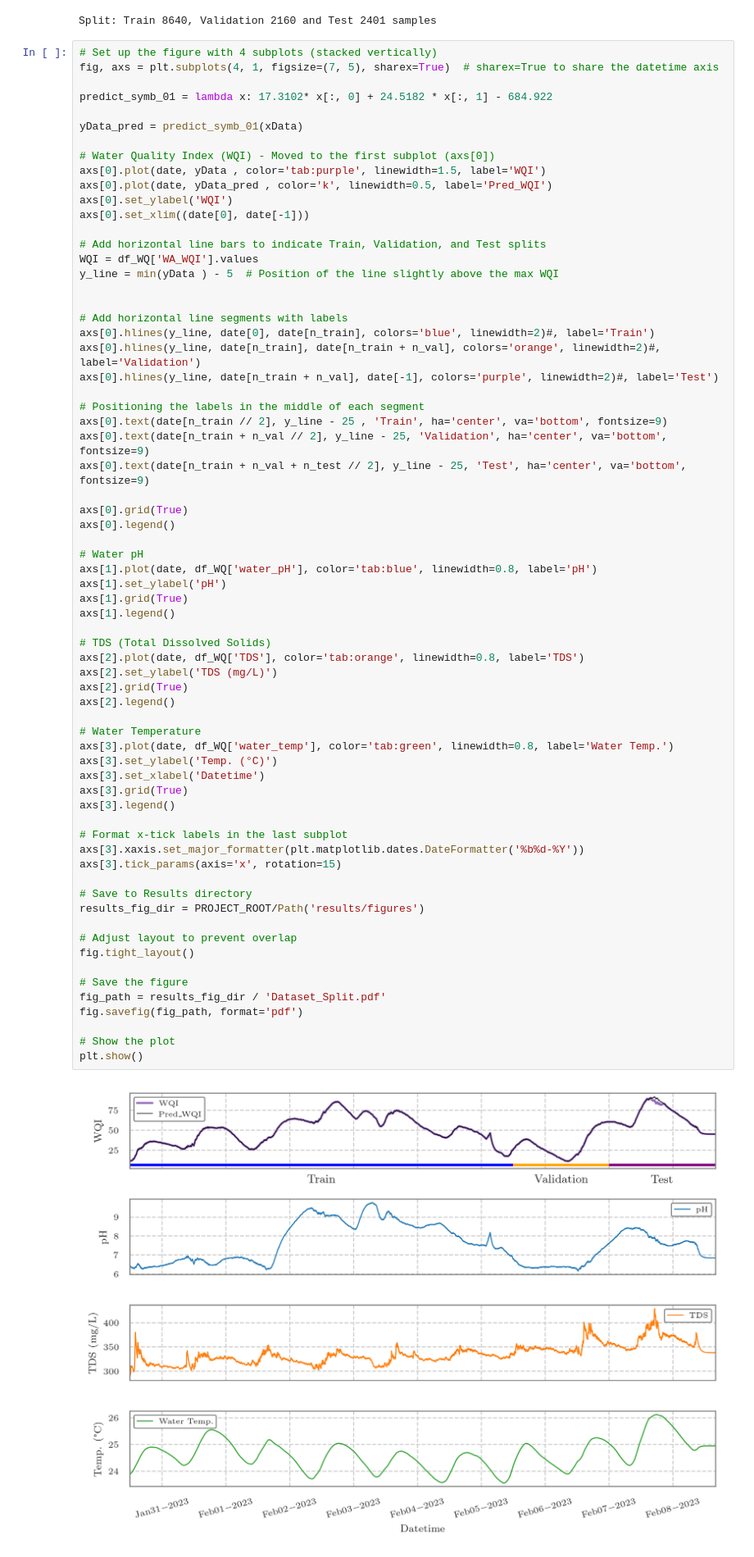
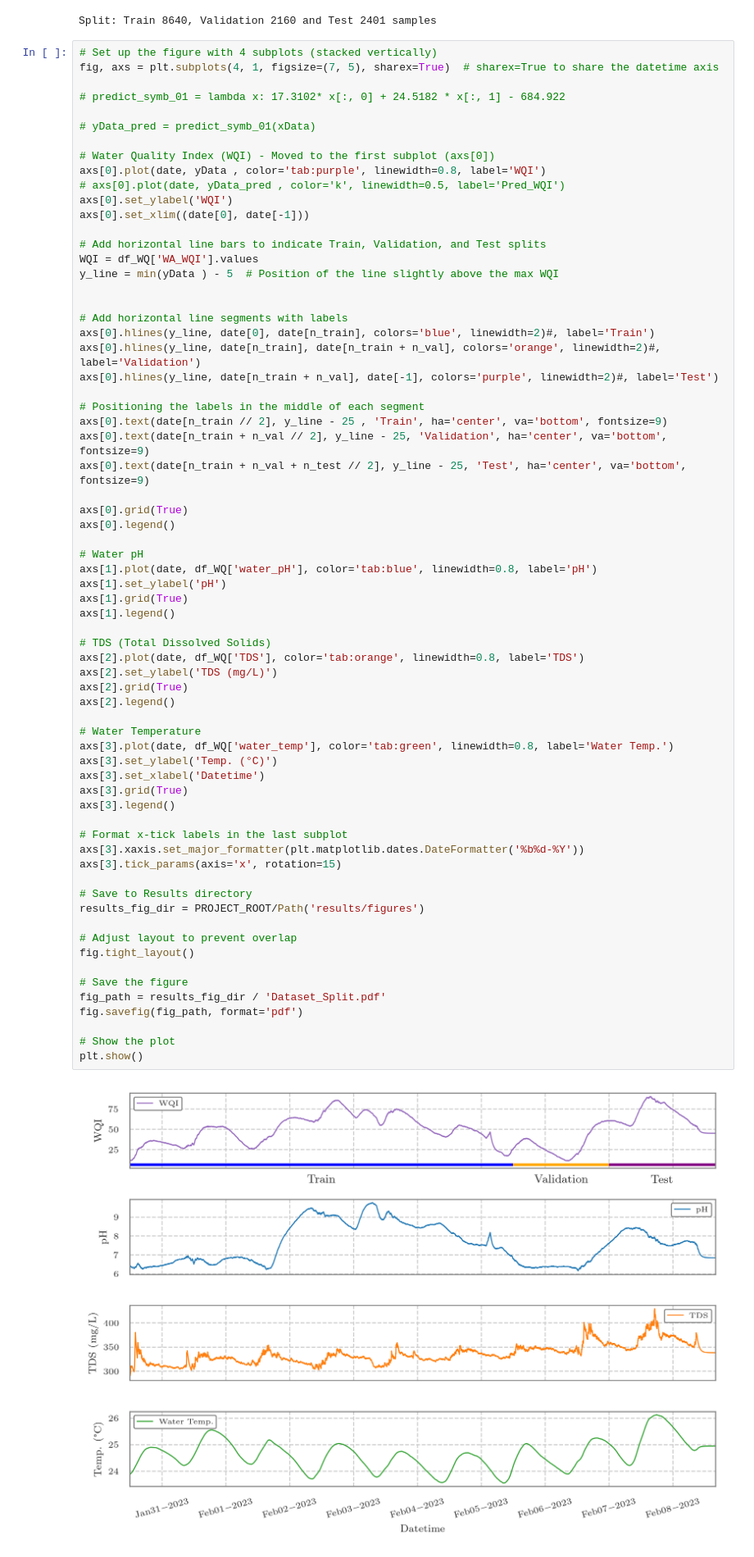
Before and after one commit to igendriz/KAN-WQI-Analysis, a Jupyter notebook: notebooks/Train_Evaluate_Models.ipynb, the cells around one changed output. Shown at 82% size. Cells and saved outputs as stored; diff of their text form.

```diff
--- a/notebooks/Train_Evaluate_Models.ipynb
+++ b/notebooks/Train_Evaluate_Models.ipynb
@@ -113,13 +113,13 @@ Split: Train 8640, Validation 2160 and Test 2401 samples
 # Set up the figure with 4 subplots (stacked vertically)
 fig, axs = plt.subplots(4, 1, figsize=(7, 5), sharex=True)  # sharex=True to share the datetime axis
 
-predict_symb_01 = lambda x: 17.3102* x[:, 0] + 24.5182 * x[:, 1] - 684.922
+# predict_symb_01 = lambda x: 17.3102* x[:, 0] + 24.5182 * x[:, 1] - 684.922
 
-yData_pred = predict_symb_01(xData)
+# yData_pred = predict_symb_01(xData)
 
 # Water Quality Index (WQI) - Moved to the first subplot (axs[0])
-axs[0].plot(date, yData , color='tab:purple', linewidth=1.5, label='WQI')
-axs[0].plot(date, yData_pred , color='k', linewidth=0.5, label='Pred_WQI')
+axs[0].plot(date, yData , color='tab:purple', linewidth=0.8, label='WQI')
+# axs[0].plot(date, yData_pred , color='k', linewidth=0.5, label='Pred_WQI')
 axs[0].set_ylabel('WQI')
 axs[0].set_xlim((date[0], date[-1]))
 
@@ -150,34 +150,34 @@ axs[1].legend()
 # TDS (Total Dissolved Solids)
 axs[2].plot(date, df_WQ['TDS'], color='tab:orange', linewidth=0.8, label='TDS')
 axs[2].set_ylabel('TDS (mg/L)')
 axs[2].grid(True)
 axs[2].legend()
 
 # Water Temperature
 axs[3].plot(date, df_WQ['water_temp'], color='tab:green', linewidth=0.8, label='Water Temp.')
 axs[3].set_ylabel('Temp. (°C)')
 axs[3].set_xlabel('Datetime')
 axs[3].grid(True)
 axs[3].legend()
 
 # Format x-tick labels in the last subplot
 axs[3].xaxis.set_major_formatter(plt.matplotlib.dates.DateFormatter('%b%d-%Y'))
 axs[3].tick_params(axis='x', rotation=15)
 
 # Save to Results directory
 results_fig_dir = PROJECT_ROOT/Path('results/figures')
 
 # Adjust layout to prevent overlap
 fig.tight_layout()
 
 # Save the figure
 fig_path = results_fig_dir / 'Dataset_Split.pdf'
 fig.savefig(fig_path, format='pdf')
 
 # Show the plot
 plt.show()
 # %% [output]
-[figure, old version]
+[figure, new version]
 # %%
 # Convert input features to torch tensors
 train_input = torch.tensor(x_train, dtype=torch.float32)
```
Also changed, not shown: 1 other file.
